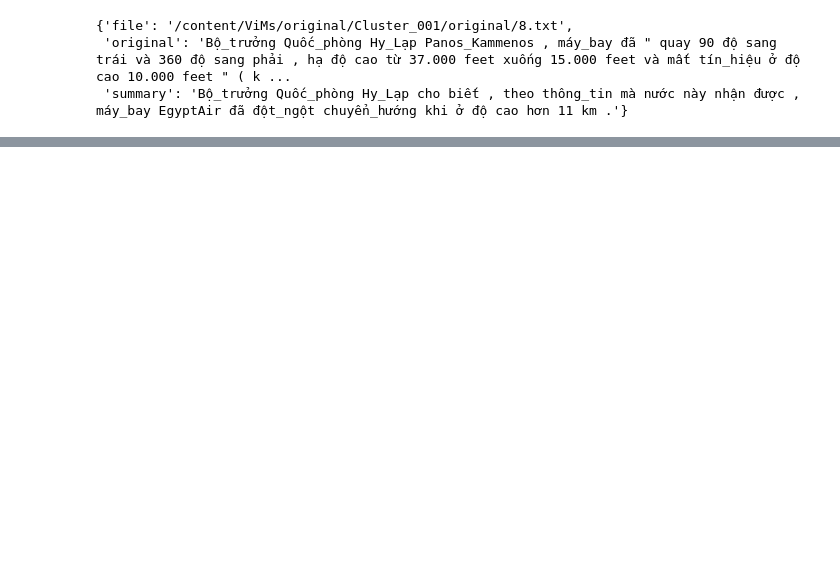
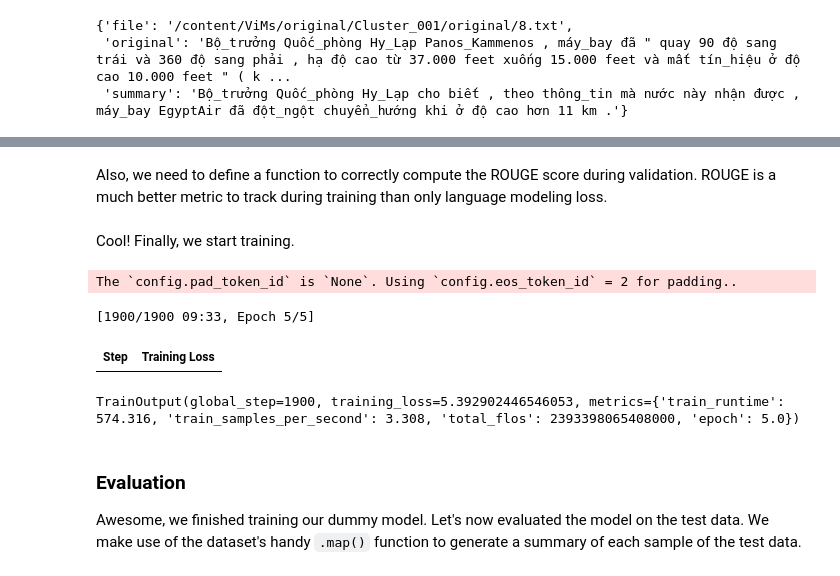
Before and after one commit to ngockhanh5110/nlp-vietnamese-text-summarization, a Jupyter notebook: notebooks/testing_huggingface.ipynb, the cells around one changed output, grey strips where cells are left out. Saved outputs shown, nothing was run; the diff lists cells and outputs as text; code cells hidden in the pictures; blank space fills up the shorter version.

```diff
--- a/notebooks/testing_huggingface.ipynb
+++ b/notebooks/testing_huggingface.ipynb
@@ -147,0 +285,2 @@ loss.backward()
+# %% [markdown]
+Also, we need to define a function to correctly compute the ROUGE score during validation. ROUGE is a much better metric to track during training than only language modeling loss.
@@ -147,0 +289,61 @@ loss.backward()
+# %%
+# load rouge for validation
+rouge = datasets.load_metric("rouge")
+
+def compute_metrics(pred):
+    labels_ids = pred.label_ids
+    pred_ids = pred.predictions
+
+    # all unnecessary tokens are removed
+    pred_str = tokenizer.batch_decode(pred_ids, skip_special_tokens=True)
+    labels_ids[labels_ids == -100] = tokenizer.pad_token_id
+    label_str = tokenizer.batch_decode(labels_ids, skip_special_tokens=True)
+
+    rouge_output = rouge.compute(predictions=pred_str, references=label_str, rouge_types=["rouge2"])["rouge2"].mid
+
+    return {
+        "rouge2_precision": round(rouge_output.precision, 4),
+        "rouge2_recall": round(rouge_output.recall, 4),
+        "rouge2_fmeasure": round(rouge_output.fmeasure, 4),
+    }
+# %% [markdown]
+Cool! Finally, we start training.
+# %%
+# set training arguments - these params are not really tuned, feel free to change
+training_args = Seq2SeqTrainingArguments(
+    output_dir="./",
+    per_device_train_batch_size=batch_size,
+    per_device_eval_batch_size=batch_size,
+    predict_with_generate=True,
+    # evaluate_during_training=True,
+    do_train=True,
+    do_eval=True,
+    logging_steps=2000,  # set to 2000 for full training
+    save_steps=500,  # set to 500 for full training
+    eval_steps=7500,  # set to 7500 for full training
+    warmup_steps=3000,  # set to 3000 for full training
+    # max_steps=16, # delete for full training
+    num_train_epochs=5, #uncomment for full training
+    overwrite_output_dir=True,
+    save_total_limit=3,
+    fp16=True,
+)
+
+# instantiate trainer
+trainer = Seq2SeqTrainer(
+    model=roberta_shared,
+    args=training_args,
+    compute_metrics=compute_metrics,
+    train_dataset=train_data,
+    eval_dataset=val_data,
+)
+trainer.train()
+# %% [output]
+The `config.pad_token_id` is `None`. Using `config.eos_token_id` = 2 for padding..
+[1900/1900 09:33, Epoch 5/5]
+| Step | Training Loss |
+TrainOutput(global_step=1900, training_loss=5.392902446546053, metrics={'train_runtime': 574.316, 'train_samples_per_second': 3.308, 'total_flos': 2393398065408000, 'epoch': 5.0})
+# %% [markdown]
+### **Evaluation**
+
+Awesome, we finished training our dummy model. Let's now evaluated the model on the test data. We make use of the dataset's handy `.map()` function to generate a summary of each sample of the test data.
```
Also changed, not shown: parts of 35 cells of this notebook.
